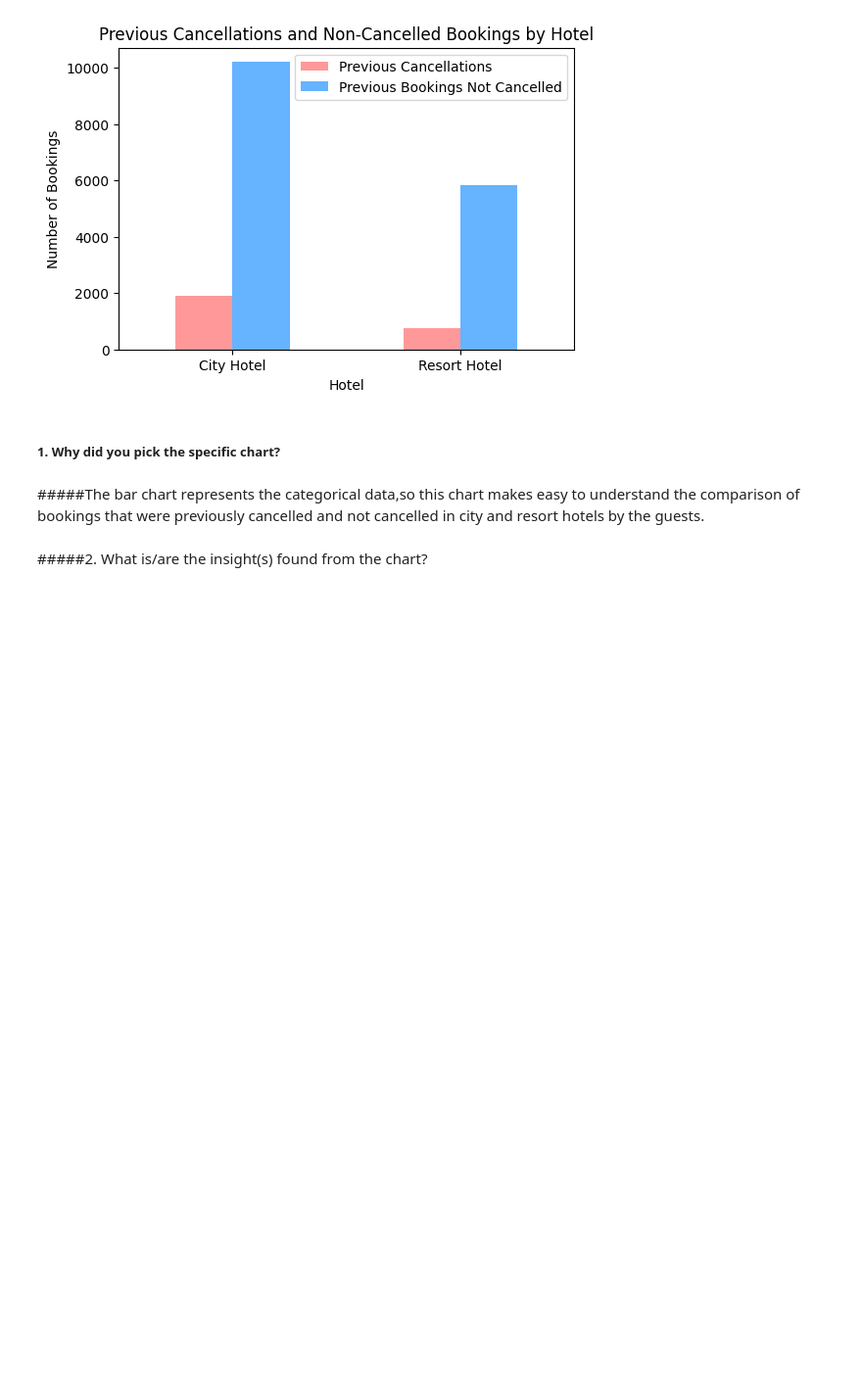
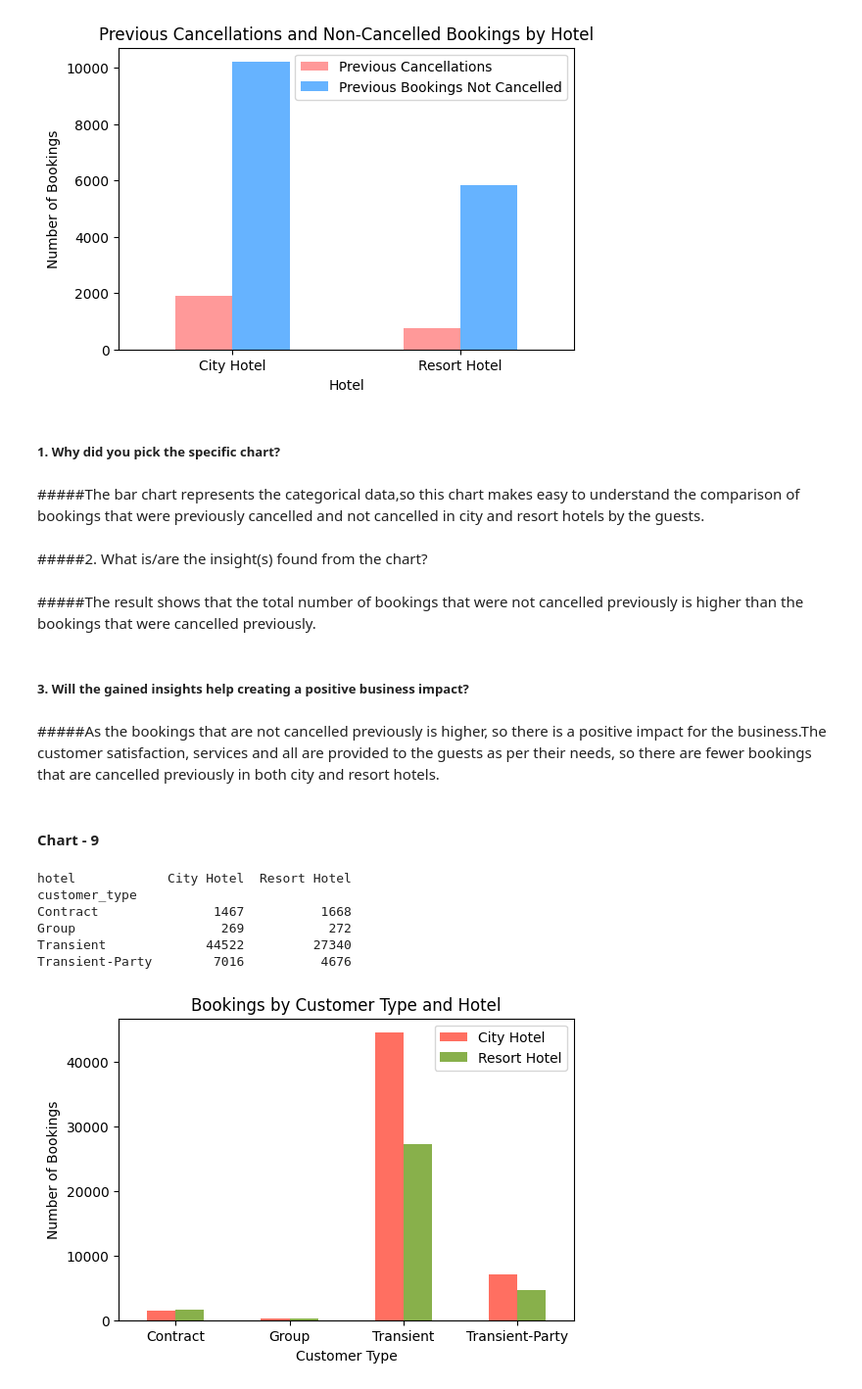
Before and after one commit to jyothika2809/CITY-AND-RESORT-HOTEL-EDA-AND-DASHBOARD, a Jupyter notebook: EDA_hotel_booking_analysis.ipynb, the cells around one changed output. Shown: that part at 98% size. Saved outputs shown, nothing was run; the diff lists cells and outputs as text; code cells hidden in the pictures; blank space fills up the shorter version.

```diff
--- a/EDA_hotel_booking_analysis.ipynb
+++ b/EDA_hotel_booking_analysis.ipynb
@@ -657,3 +657,36 @@ Resort Hotel                     747                            5849
 #####The bar chart represents the categorical data,so this chart makes easy to understand the comparison of bookings that were previously cancelled and not cancelled in city and resort hotels by the guests.
 # %% [markdown]
 #####2. What is/are the insight(s) found from the chart?
+# %% [markdown]
+#####The result shows that the total number of bookings that were not cancelled previously is higher than the bookings that were cancelled previously.
+# %% [markdown]
+##### 3. Will the gained insights help creating a positive business impact?
+# %% [markdown]
+#####As the bookings that are not cancelled previously is higher, so there is a positive impact for the business.The customer satisfaction, services and all are provided to the guests as per their needs, so there are fewer bookings that are cancelled previously in both city and resort hotels.
+# %% [markdown]
+#### Chart - 9
+# %%
+#chart 9 visualisation code
+#creating a dataframe for grouping the customer type and hotels
+hotel_and_customer = pd.DataFrame(hotel_booking[["customer_type","hotel"]])
+hotel_and_customer_df = hotel_and_customer.groupby(["customer_type","hotel"]).size().unstack()
+#printing the customer and hotel dataframe
+print(hotel_and_customer_df)
+print('\n')
+#plotting the bar chart
+hotel_and_customer_df.plot(kind='bar', stacked=False, color=['#FF6F61', '#88B04B'], figsize=(6, 4))
+#setting labels,title,legend
+plt.xlabel('Customer Type')
+plt.ylabel('Number of Bookings')
+plt.title('Bookings by Customer Type and Hotel')
+plt.legend(['City Hotel', 'Resort Hotel'])
+plt.xticks(rotation=360)
+plt.show()
+# %% [output]
+hotel            City Hotel  Resort Hotel
+customer_type
+Contract               1467          1668
+Group                   269           272
+Transient             44522         27340
+Transient-Party        7016          4676
+[figure, added]
```
Also changed, not shown: parts of 12 cells of this notebook.
